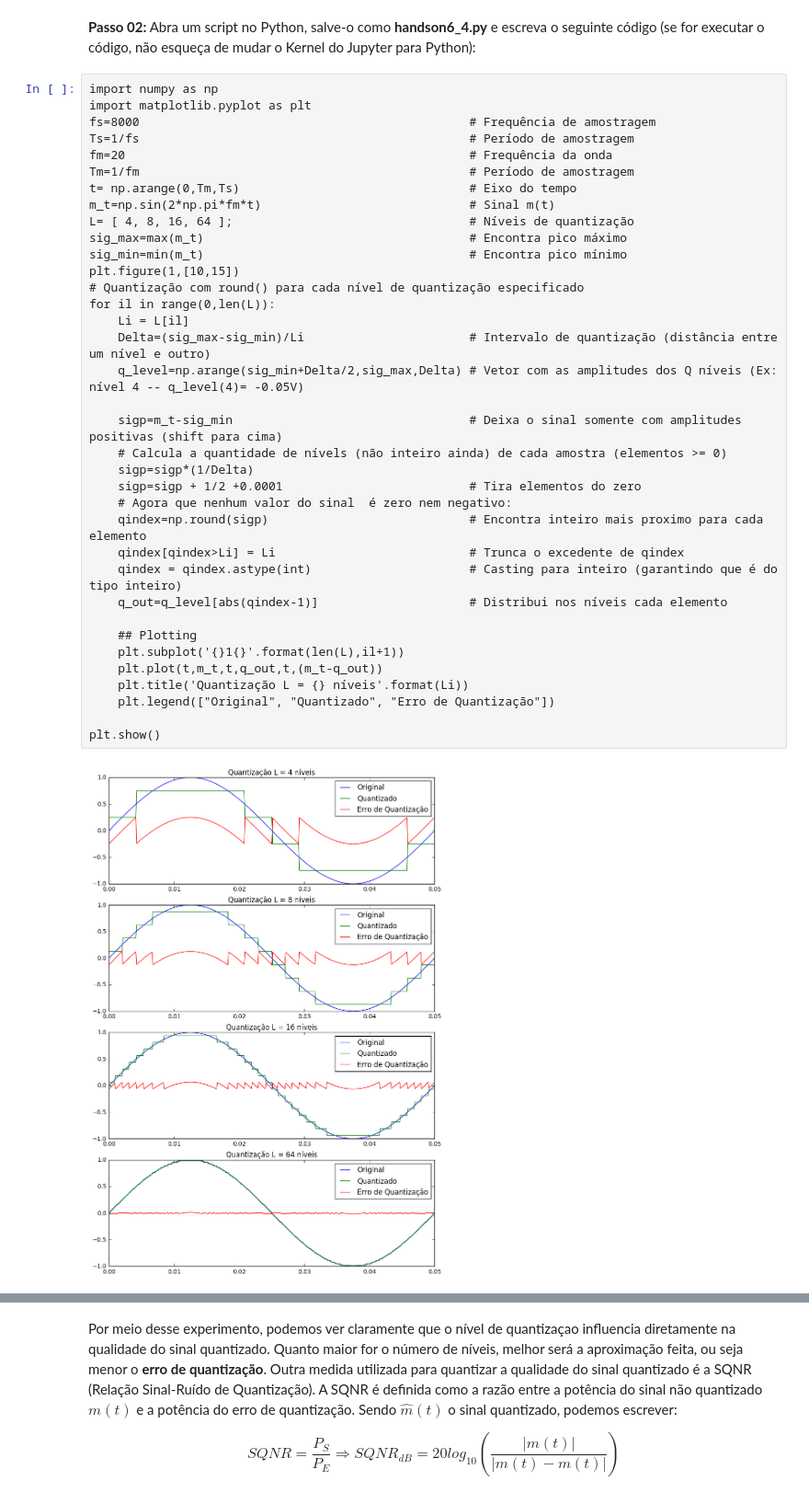
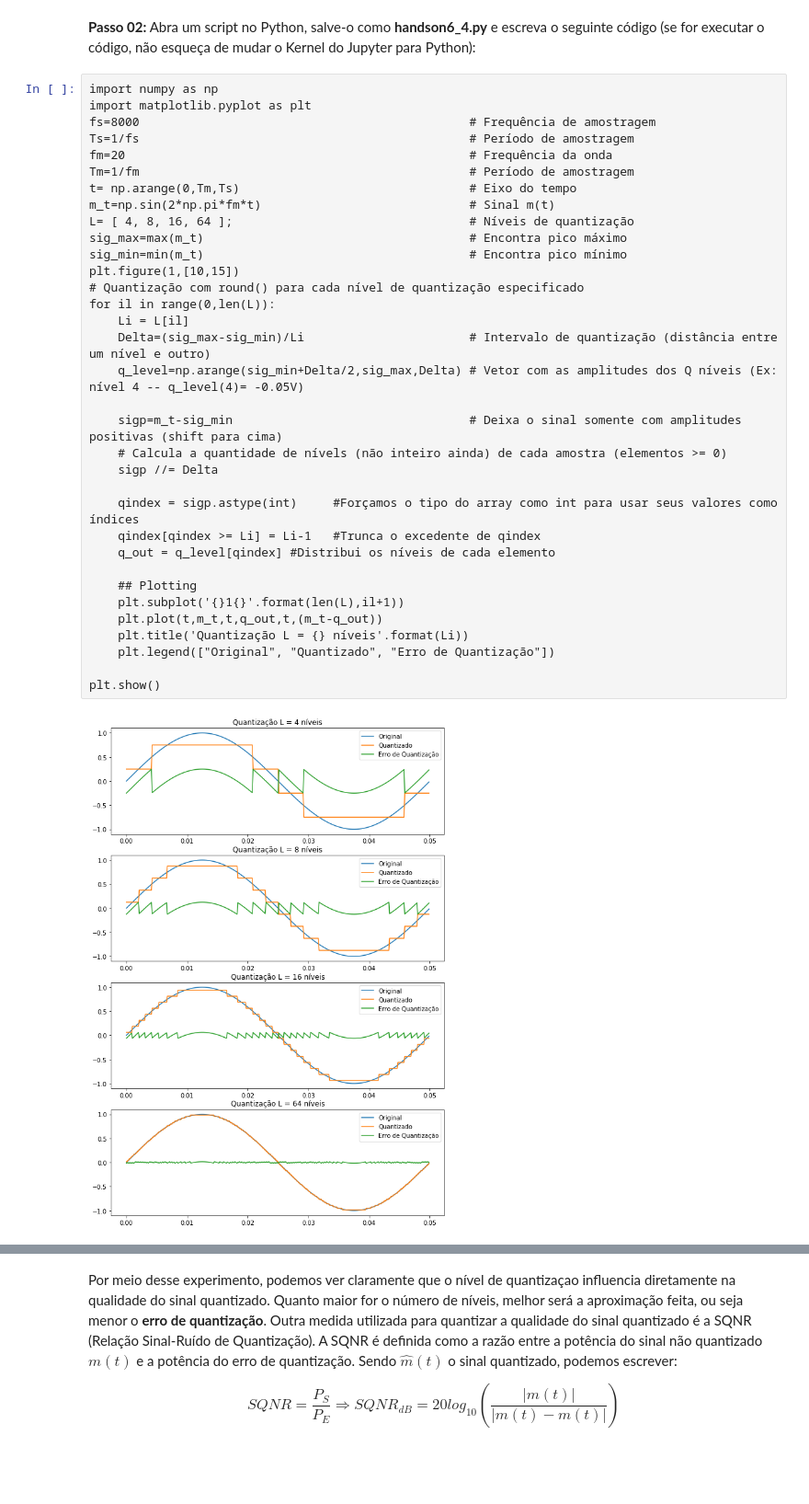
Before and after one commit to viniciusd/DCO2004, a Jupyter notebook: h06.ipynb, the cells around one changed output, grey strips where cells are left out. Shown at 92% size. Cells and saved outputs as stored; diff of their text form; blank space fills up the shorter version.

```diff
--- a/h06.ipynb
+++ b/h06.ipynb
@@ -765,41 +763,39 @@ end
 # %%
 import numpy as np
 import matplotlib.pyplot as plt
 fs=8000                                              # Frequência de amostragem
 Ts=1/fs                                              # Período de amostragem
 fm=20                                                # Frequência da onda
 Tm=1/fm                                              # Período de amostragem
 t= np.arange(0,Tm,Ts)                                # Eixo do tempo
 m_t=np.sin(2*np.pi*fm*t)                             # Sinal m(t)
 L= [ 4, 8, 16, 64 ];                                 # Níveis de quantização
 sig_max=max(m_t)                                     # Encontra pico máximo
 sig_min=min(m_t)                                     # Encontra pico mínimo
 plt.figure(1,[10,15])
 # Quantização com round() para cada nível de quantização especificado
 for il in range(0,len(L)):
     Li = L[il]
     Delta=(sig_max-sig_min)/Li                       # Intervalo de quantização (distância entre um nível e outro)
     q_level=np.arange(sig_min+Delta/2,sig_max,Delta) # Vetor com as amplitudes dos Q níveis (Ex: nível 4 -- q_level(4)= -0.05V)
 
     sigp=m_t-sig_min                                 # Deixa o sinal somente com amplitudes positivas (shift para cima)
     # Calcula a quantidade de nívels (não inteiro ainda) de cada amostra (elementos >= 0)
-    sigp=sigp*(1/Delta)
-    sigp=sigp + 1/2 +0.0001                          # Tira elementos do zero
-    # Agora que nenhum valor do sinal  é zero nem negativo:
-    qindex=np.round(sigp)                            # Encontra inteiro mais proximo para cada elemento
-    qindex[qindex>Li] = Li                           # Trunca o excedente de qindex
-    qindex = qindex.astype(int)                      # Casting para inteiro (garantindo que é do tipo inteiro)
-    q_out=q_level[abs(qindex-1)]                     # Distribui nos níveis cada elemento
+    sigp //= Delta
+
+    qindex = sigp.astype(int)     #Forçamos o tipo do array como int para usar seus valores como índices
+    qindex[qindex >= Li] = Li-1   #Trunca o excedente de qindex
+    q_out = q_level[qindex] #Distribui os níveis de cada elemento
 
     ## Plotting
     plt.subplot('{}1{}'.format(len(L),il+1))
     plt.plot(t,m_t,t,q_out,t,(m_t-q_out))
     plt.title('Quantização L = {} níveis'.format(Li))
     plt.legend(["Original", "Quantizado", "Erro de Quantização"])
 
 plt.show()
 # %% [output]
-[figure, old version]
+[figure, new version]
 # %% [markdown]
 ### Comentários sobre o código
 
```
Also changed, not shown: parts of 3 cells of this notebook.
